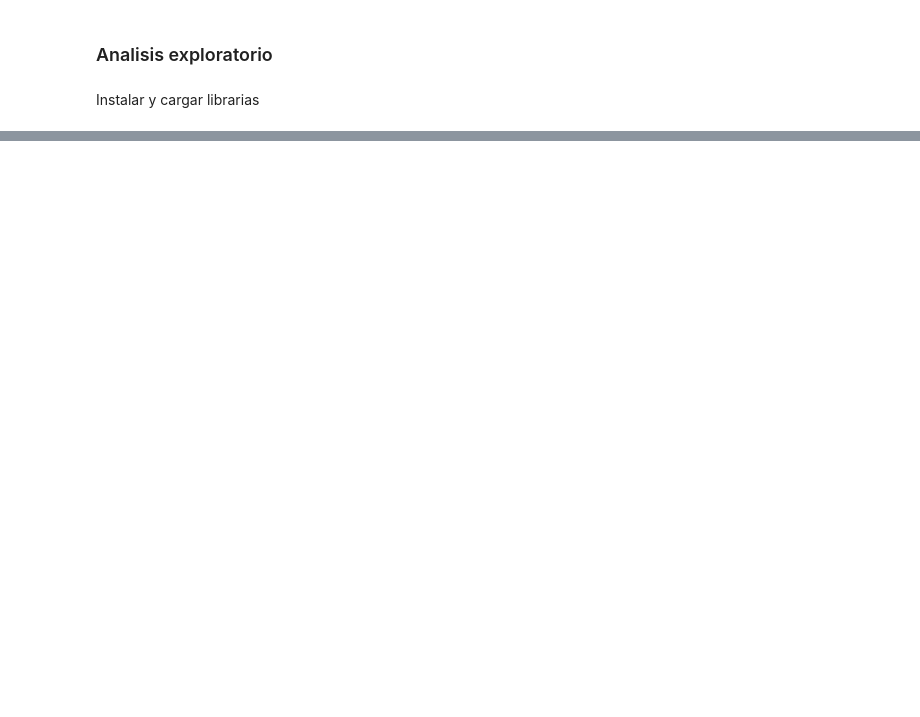
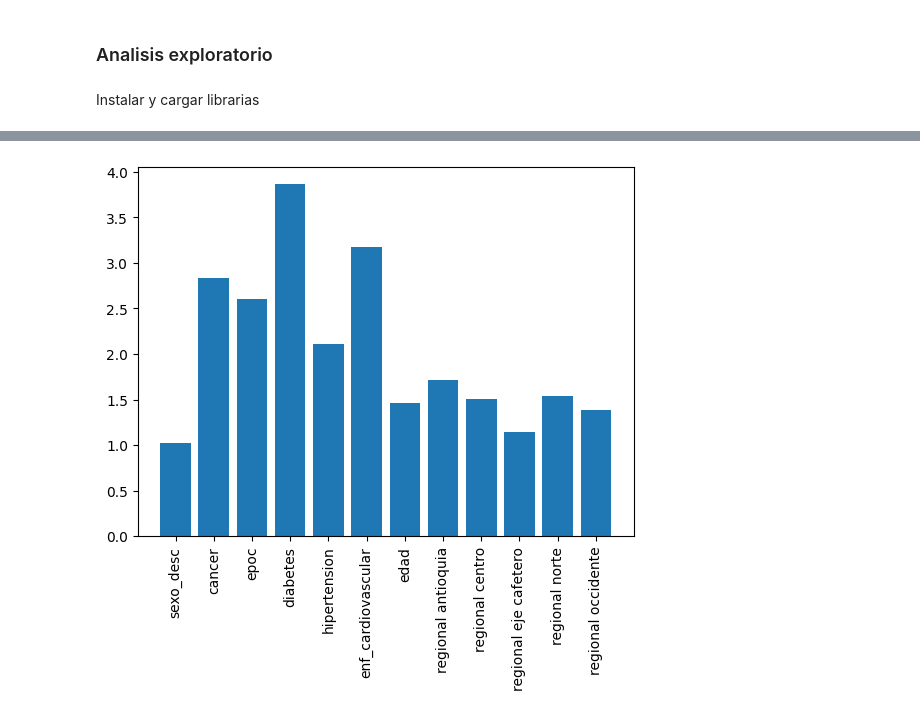
Before and after one commit to danielalopezanaya/FINANZAS, a Jupyter notebook: AnalisiExploratorio.ipynb, the cells around one changed output, grey strips where cells are left out. Cells and saved outputs as stored; diff of their text form; code cells hidden in the pictures; blank space fills up the shorter version.

```diff
--- a/AnalisiExploratorio.ipynb
+++ b/AnalisiExploratorio.ipynb
@@ -118,0 +827,6 @@ pd.read_sql_query("SELECT * FROM diagnosticos;",conn)
+# %%
+target = ['precio']
+X = df1.iloc[:,~df1.columns.isin(target)].values
+y = df1.precio
+# %%
+df2=df1.iloc[:,~df1.columns.isin(target)]
@@ -118,0 +835,12 @@ pd.read_sql_query("SELECT * FROM diagnosticos;",conn)
+# %%
+##Kbest
+
+#crear un modelo de selección
+est_prueba = SelectKBest(score_func=f_classif, k=9)
+est_ajustado = est_prueba.fit(X, y)
+
+#Muestro el desempeño de los features basado en el valor F
+set_printoptions(precision=9)
+print(est_ajustado.scores_)
+features = est_ajustado.transform(X)
+print(features)
@@ -118,0 +857,5 @@ pd.read_sql_query("SELECT * FROM diagnosticos;",conn)
+# %%
+dicscore = {df2.columns[i]:est_ajustado.scores_[i] for i in range(len(df2.columns[:]))
+
+}
+sorted(dicscore.items(), key=lambda x:x[1], reverse=True)
@@ -118,0 +875,9 @@ pd.read_sql_query("SELECT * FROM diagnosticos;",conn)
+# %%
+#Se procede a realizar una grafica para visualizar el numero de features a seleccionar
+pesos = dicscore.values()
+valores = range(len(pesos))
+plt.bar(x=valores,height=pesos)
+plt.xticks(valores, dicscore.keys(), rotation = 90)
+plt.show()
+# %% [output]
+[figure, added]
```
Also changed, not shown: parts of 92 cells of this notebook.
